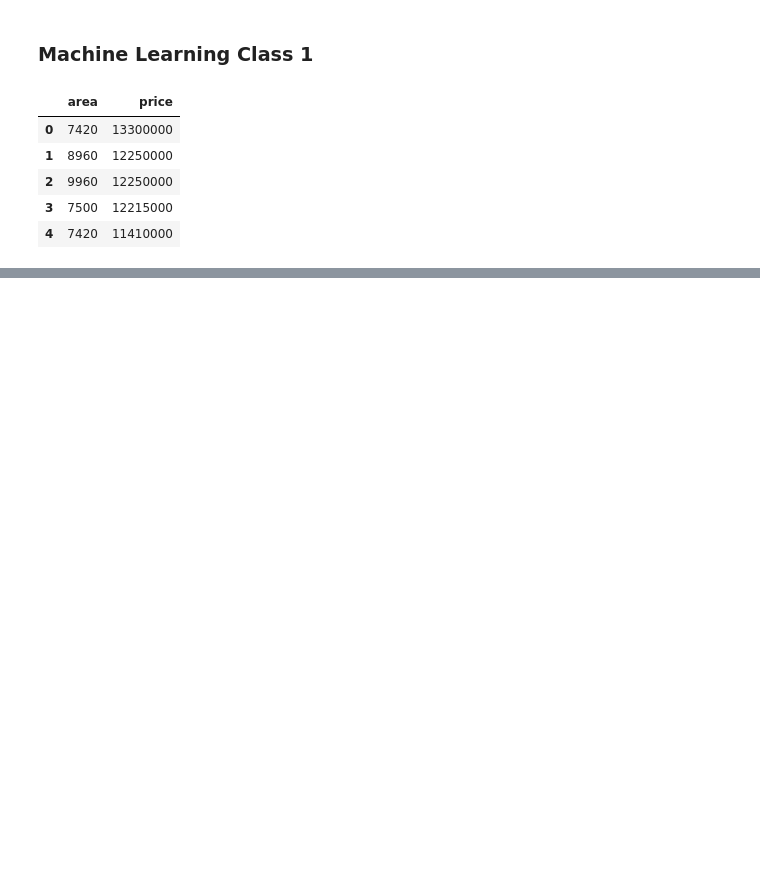
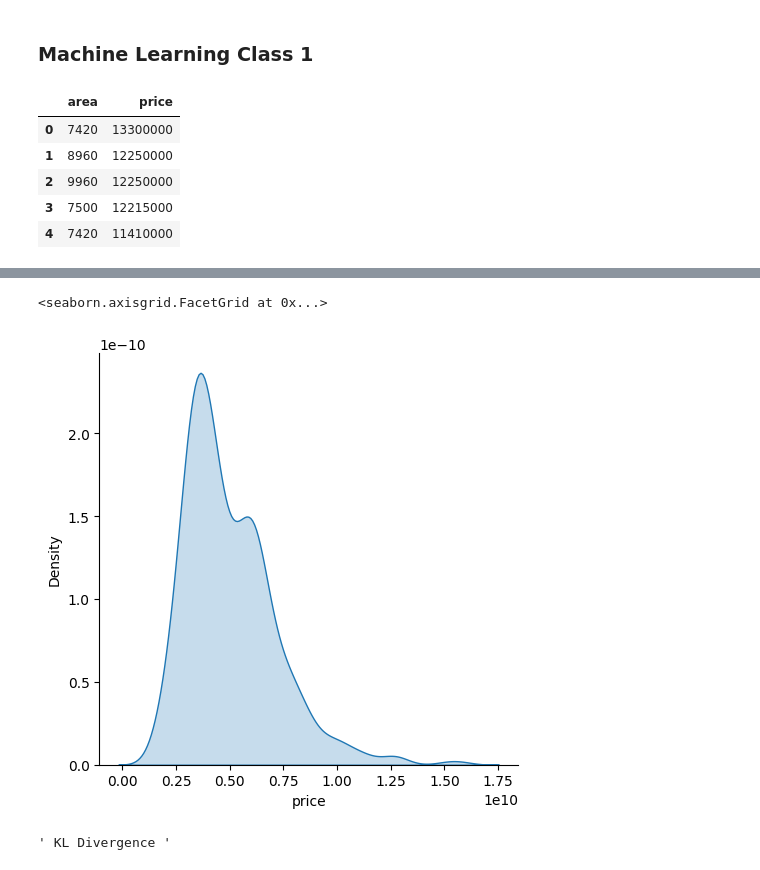
Before and after one commit to Mahadiur/Machine_Learning_Class_1, a Jupyter notebook: ML_Class_1.ipynb, the cells around one changed output, grey strips where cells are left out. Saved outputs shown, nothing was run; the diff lists cells and outputs as text; code cells hidden in the pictures; blank space fills up the shorter version.

```diff
--- a/ML_Class_1.ipynb
+++ b/ML_Class_1.ipynb
@@ -25,0 +112,14 @@ house_data.head()
+# %%
+sns.displot(
+    data=house_data.query("Predicted_Price == 'y_predict'"),
+    x='price',
+    kind='kde',
+    fill=True
+)
+# %% [output]
+<seaborn.axisgrid.FacetGrid at 0x...>
+[figure, added]
+# %%
+''' KL Divergence '''
+# %% [output]
+' KL Divergence '
```
Also changed, not shown: parts of 10 cells of this notebook.
